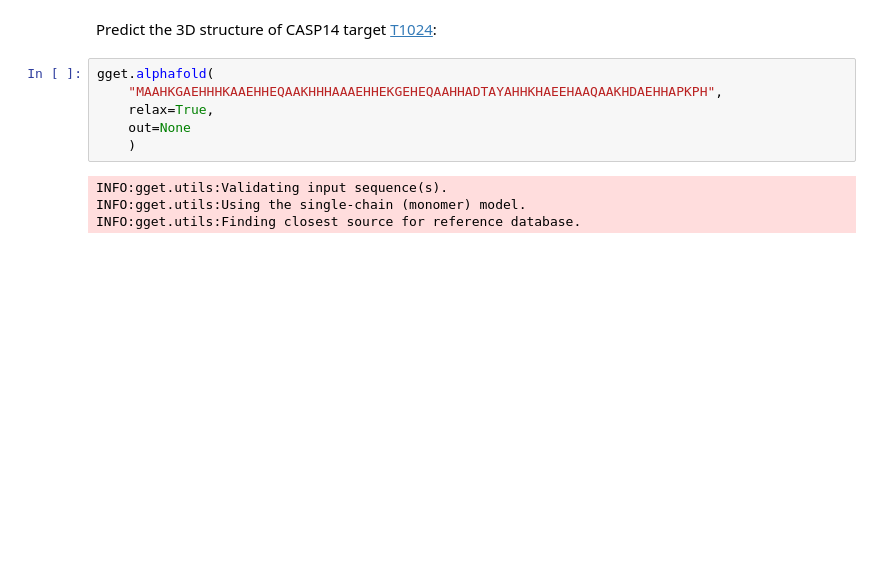
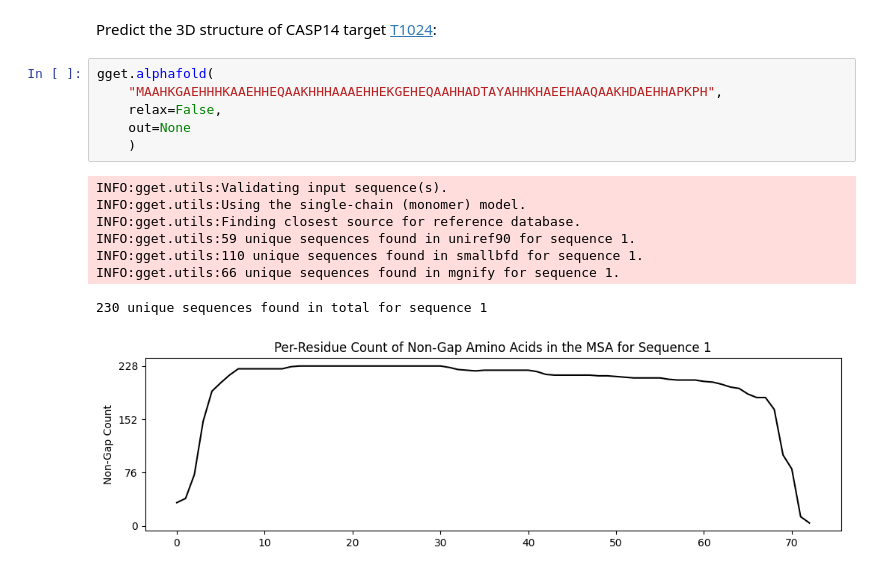
Before and after one commit to lauraluebbert/test_gget_alphafold, a Jupyter notebook: test_gget_alphafold.ipynb, the cells around one changed output. Drawn from its saved outputs; the diff is of its cells as text; blank space fills up the shorter version.

```diff
--- a/test_gget_alphafold.ipynb
+++ b/test_gget_alphafold.ipynb
@@ -112,10 +111,15 @@ Predict the 3D structure of CASP14 target [T1024](https://predictioncenter.org/c
 # %%
 gget.alphafold(
     "MAAHKGAEHHHKAAEHHEQAAKHHHAAAEHHEKGEHEQAAHHADTAYAHHKHAEEHAAQAAKHDAEHHAPKPH",
-    relax=True,
+    relax=False,
     out=None
     )
 # %% [output]
 INFO:gget.utils:Validating input sequence(s).
 INFO:gget.utils:Using the single-chain (monomer) model.
 INFO:gget.utils:Finding closest source for reference database.
+INFO:gget.utils:59 unique sequences found in uniref90 for sequence 1.
+INFO:gget.utils:110 unique sequences found in smallbfd for sequence 1.
+INFO:gget.utils:66 unique sequences found in mgnify for sequence 1.
+230 unique sequences found in total for sequence 1
+[figure, added]
```
Also changed, not shown: parts of 3 cells of this notebook.
